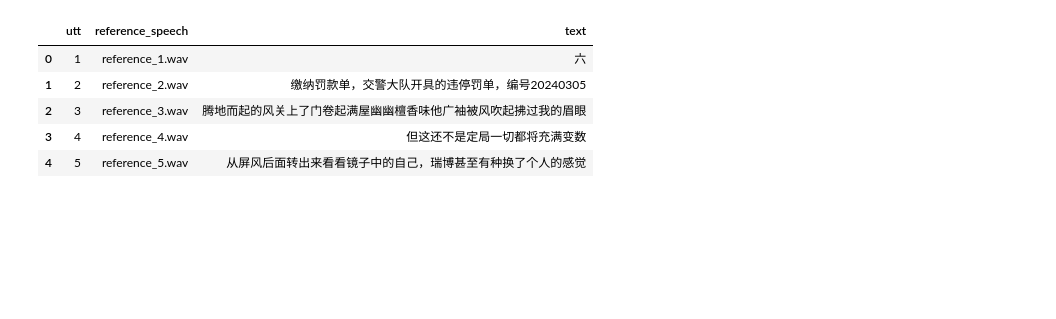
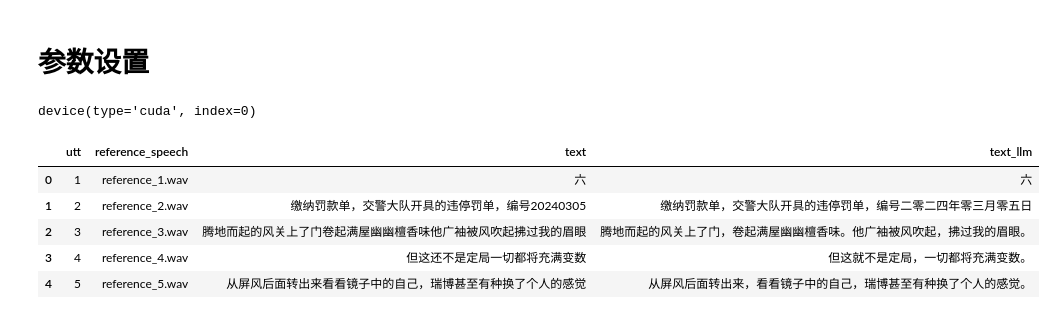
Before and after one commit to DURUII/Contest-Alibaba-VoiceClone, a Jupyter notebook: strong-baseline/main.ipynb, the cells around one changed output. Saved outputs shown, nothing was run; the diff lists cells and outputs as text; code cells hidden in the pictures; blank space fills up the shorter version.

Commit message:
feat: use llm to do text normalization

```diff
--- a/strong-baseline/main.ipynb
+++ b/strong-baseline/main.ipynb
@@ -12,18 +53,38 @@ Downloading Model from https://www.modelscope.cn to directory: /mnt/workspace/.c
+# %% [markdown]
+# 参数设置
+# %%
+# Convert device argument to torch.device
+if platform.system() == "Darwin" and torch.backends.mps.is_available():
+    # macOS with MPS support (Apple Silicon)
+    DEVICE = torch.device("mps:0")
+elif torch.cuda.is_available():
+    # System with CUDA support
+    DEVICE = torch.device("cuda:0")
+else:
+    # Fall back to CPU
+    DEVICE = torch.device("cpu")
+
+DEVICE
+# %% [output]
+device(type='cuda', index=0)
 # %%
-from pathlib import Path
-import pandas as pd
+load_dotenv()
+API_KEY = os.getenv("DASHSCOPE_API_KEY")
+if not API_KEY:
+    raise EnvironmentError("DASHSCOPE_API_KEY Not Found")
 
-tasks_csv = Path("aigc_speech_generation_tasks/aigc_speech_generation_tasks.csv")
-reference_dir = tasks_csv.parent
-result_dir = Path("result")
-result_dir.mkdir(parents=True, exist_ok=True)
+INPUT_CSV = Path("aigc_speech_generation_tasks/aigc_speech_generation_tasks.csv")
+REFERENCE_DIR = INPUT_CSV.parent
+MODEL_DIR = model_dir
+RESULT_DIR = Path("result")
+RESULT_DIR.mkdir(parents=True, exist_ok=True)
 
-tasks = pd.read_csv(tasks_csv)
+tasks = pd.read_csv(INPUT_CSV)
 tasks.head()
 # %% [output]
-|  | utt | reference_speech | text |
-| 0 | 1 | reference_1.wav | 六 |
-| 1 | 2 | reference_2.wav | 缴纳罚款单，交警大队开具的违停罚单，编号20240305 |
-| 2 | 3 | reference_3.wav | 腾地而起的风关上了门卷起满屋幽幽檀香味他广袖被风吹起拂过我的眉眼 |
-| 3 | 4 | reference_4.wav | 但这还不是定局一切都将充满变数 |
-| 4 | 5 | reference_5.wav | 从屏风后面转出来看看镜子中的自己，瑞博甚至有种换了个人的感觉 |
+|  | utt | reference_speech | text | text_llm |
+| 0 | 1 | reference_1.wav | 六 | 六 |
+| 1 | 2 | reference_2.wav | 缴纳罚款单，交警大队开具的违停罚单，编号20240305 | 缴纳罚款单，交警大队开具的违停罚单，编号二零二四年零三月零五日 |
+| 2 | 3 | reference_3.wav | 腾地而起的风关上了门卷起满屋幽幽檀香味他广袖被风吹起拂过我的眉眼 | 腾地而起的风关上了门，卷起满屋幽幽檀香味。他广袖被风吹起，拂过我的眉眼。 |
+| 3 | 4 | reference_4.wav | 但这还不是定局一切都将充满变数 | 但这就不是定局，一切都将充满变数。 |
+| 4 | 5 | reference_5.wav | 从屏风后面转出来看看镜子中的自己，瑞博甚至有种换了个人的感觉 | 从屏风后面转出来，看看镜子中的自己，瑞博甚至有种换了个人的感觉。 |
```
Also changed, not shown: parts of 13 cells of this notebook.
